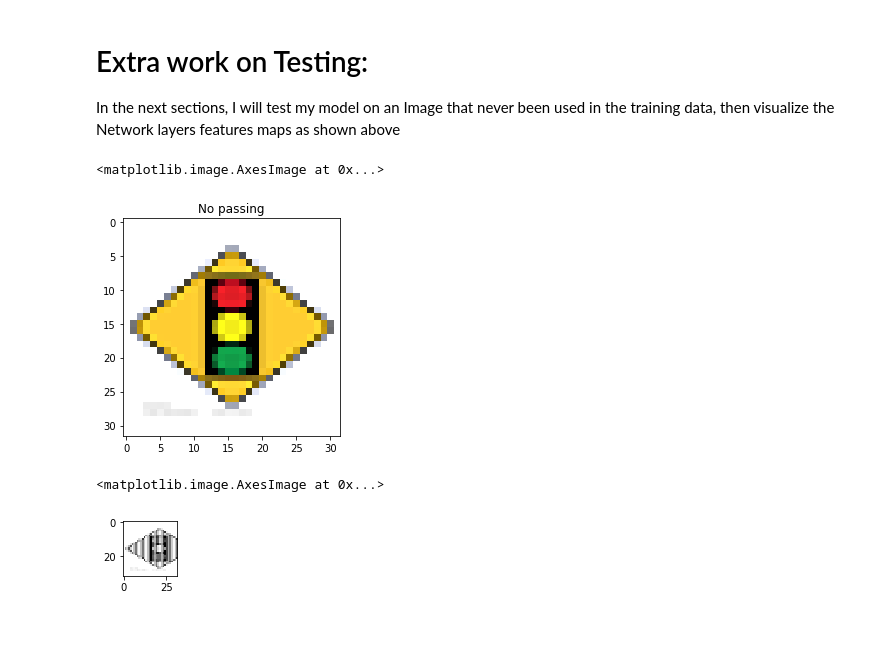
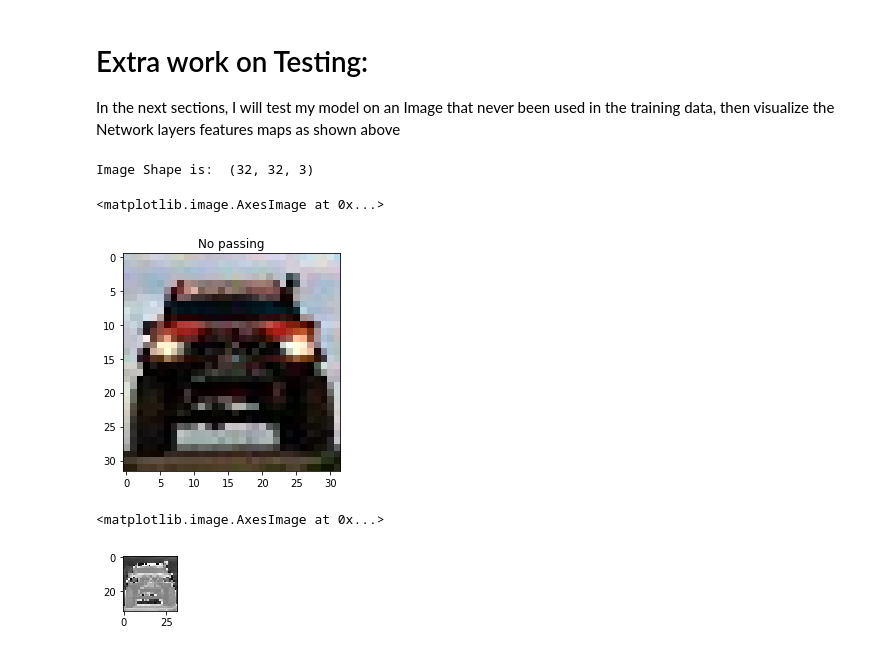
Before and after one commit to MyadaRoshdi/P2, a Jupyter notebook: Traffic_Sign_Classifier.ipynb, the cells around one changed output. Drawn from its saved outputs; the diff is of its cells as text; code cells hidden in the pictures.

```diff
--- a/Traffic_Sign_Classifier.ipynb
+++ b/Traffic_Sign_Classifier.ipynb
@@ -1387,19 +1386,22 @@ Activation of the second layer feature maps
 
 In the next sections, I will test my model on an Image that never  been used in the training data, then visualize the Network layers features maps as shown above
 # %%
-New_image = mpimg.imread('un_trained_test_dataset/img1.png')
+New_image = mpimg.imread('un_trained_test_dataset/Img1.jpg')
 label = 9 # Give it any random label, since this image already is not existing in any of the 43-classes
 label_name = 'No passing'
-
+print("Image Shape is: ", New_image.shape)
 plt.title(label_name)
 plt.imshow(New_image)
 # %% [output]
-<matplotlib.image.AxesImage at 0x...>
+Image Shape is:  (32, 32, 3)
+<matplotlib.image.AxesImage at 0x...>
-[figure, old version]
+[figure, new version]
 # %%
+import cv2
 # Converting to grayscale then Normalize
 #New_image = np.array(New_image)
-New_image_gray = cv2.cvtColor(image, cv2.COLOR_RGB2GRAY) #grayscale conversion
+#New_image_gray = np.sum(New_image/3, axis=3, keepdims=True)
+New_image_gray = cv2.cvtColor(New_image, cv2.COLOR_RGB2GRAY) #grayscale conversion
 New_image_normalized = (New_image_gray - 128)/128
 X = New_image_normalized
 
@@ -1413,7 +1415,7 @@ plt.figure(figsize=(1,1))
 plt.imshow(img, cmap="gray")
 # %% [output]
 <matplotlib.image.AxesImage at 0x...>
-[figure, old version]
+[figure, new version]
 # %%
 with tf.Session() as sess:
     saver.restore(sess, tf.train.latest_checkpoint('.'))
```
Also changed, not shown: parts of 37 cells of this notebook, 2 other files.
